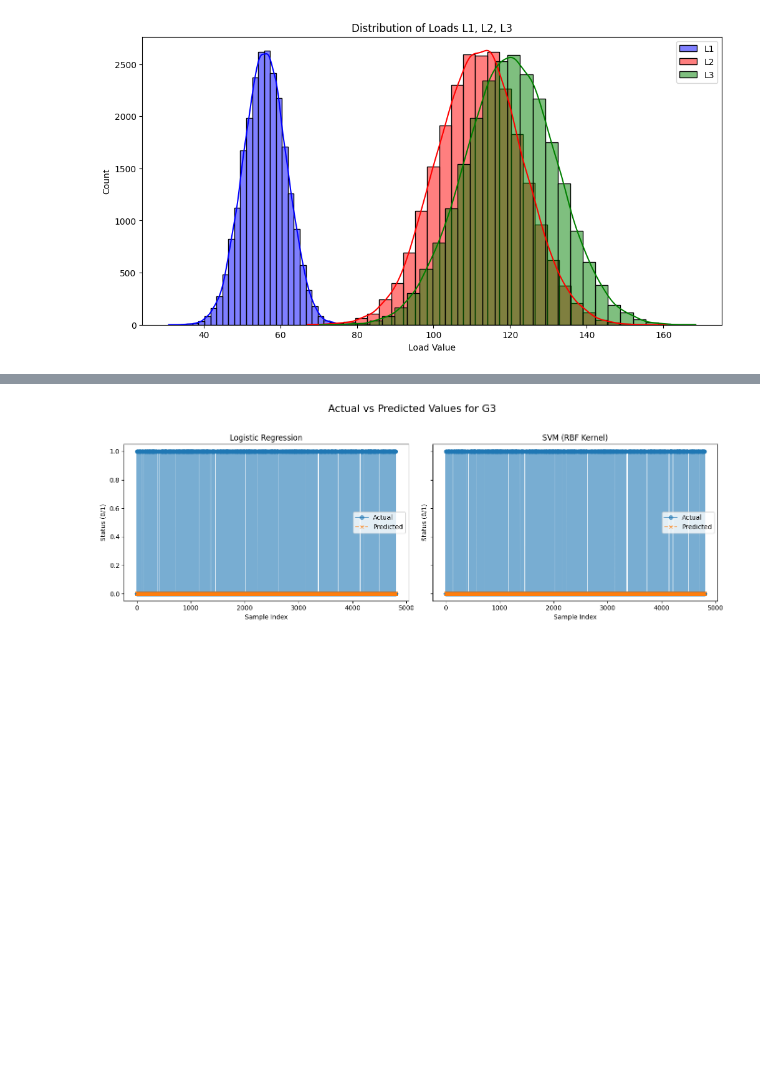
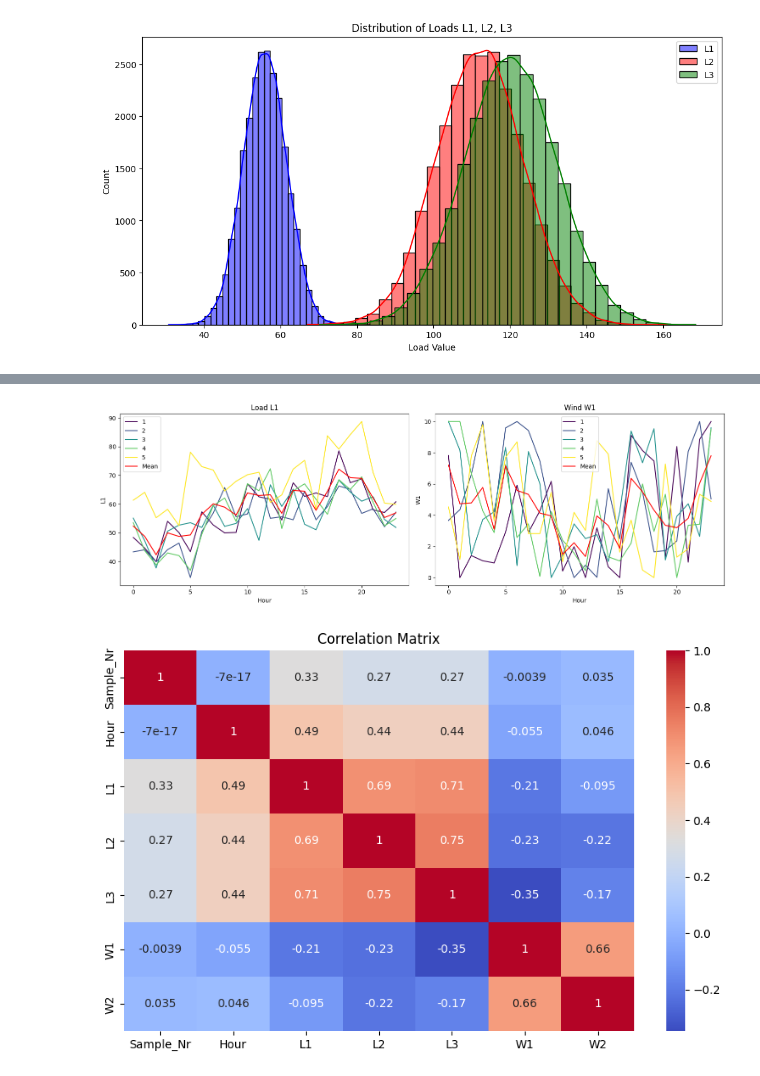
Before and after one commit to Max-f123/Machine_Learning_in_Energy_Systems, a Jupyter notebook: Assignment 02/02 - Simon/A02_Simon.ipynb, the cells around one changed output, grey strips where cells are left out. Cells and saved outputs as stored; diff of their text form; code cells hidden in the pictures; blank space fills up the shorter version.

```diff
--- a/Assignment 02/02 - Simon/A02_Simon.ipynb
+++ b/Assignment 02/02 - Simon/A02_Simon.ipynb
@@ -765,31 +160,0 @@ weighted avg       0.00      0.00      0.00    4800.0
-# %%
-import matplotlib.pyplot as plt
-
-# Function to plot actual vs predicted values for each unit and model
-def plot_predictions(X_test, y_test, trained_models, unit_name):
-    fig, axes = plt.subplots(1, 2, figsize=(14, 5), sharey=True)
-    fig.suptitle(f'Actual vs Predicted Values for {unit_name}', fontsize=16)
-
-    models = ['Logistic Regression', 'SVM (RBF Kernel)']
-
-    for i, model_name in enumerate(models):
-        model = trained_models.get((unit_name, model_name))
-        if model:
-            y_pred = model.predict(X_test)
-            axes[i].plot(y_test[unit_name].values, label='Actual', marker='o', linestyle='-', alpha=0.6)
-            axes[i].plot(y_pred, label='Predicted', marker='x', linestyle='--', alpha=0.6)
-            axes[i].set_title(model_name)
-            axes[i].set_xlabel('Sample Index')
-            axes[i].set_ylabel('Status (0/1)')
-            axes[i].legend()
-        else:
-            axes[i].text(0.5, 0.5, 'Model not available', horizontalalignment='center', verticalalignment='center')
-
-    plt.tight_layout(rect=[0, 0, 1, 0.95])
-    plt.show()
-
-# Plot for each unit
-for unit in ['G3']:
-    plot_predictions(X_test, y_test, trained_models, unit)
-# %% [output]
-[figure, removed]
@@ -795,0 +214,25 @@ for unit in ['G3']:
+# %%
+# Plot the samples for load L1 and W1 in two subplots
+plt.figure(figsize=(15, 5))
+plt.subplot(1, 2, 1)
+sns.lineplot(x="Hour", y="L1", data=samples_df, hue="Sample_Nr", palette="viridis")
+# Add average load line per hour
+sns.lineplot(x="Hour", y="L1", data=samples_df, color="red", label="Mean", errorbar=None)
+plt.title("Load L1")
+plt.subplot(1, 2, 2)
+sns.lineplot(x="Hour", y="W1", data=samples_df, hue="Sample_Nr", palette="viridis")
+# Add average wind line per hour
+sns.lineplot(x="Hour", y="W1", data=samples_df, color="red", label="Mean", errorbar=None)
+plt.title("Wind W1")
+plt.tight_layout()
+plt.show()
+
+# Correlation Matrix
+corr = samples_df.corr()
+plt.figure(figsize=(10, 6))
+sns.heatmap(corr, annot=True, cmap="coolwarm")
+plt.title("Correlation Matrix")
+plt.show()
+# %% [output]
+[figure, added]
+[figure, added]
```
Also changed, not shown: parts of 22 cells of this notebook, 3 other files.
